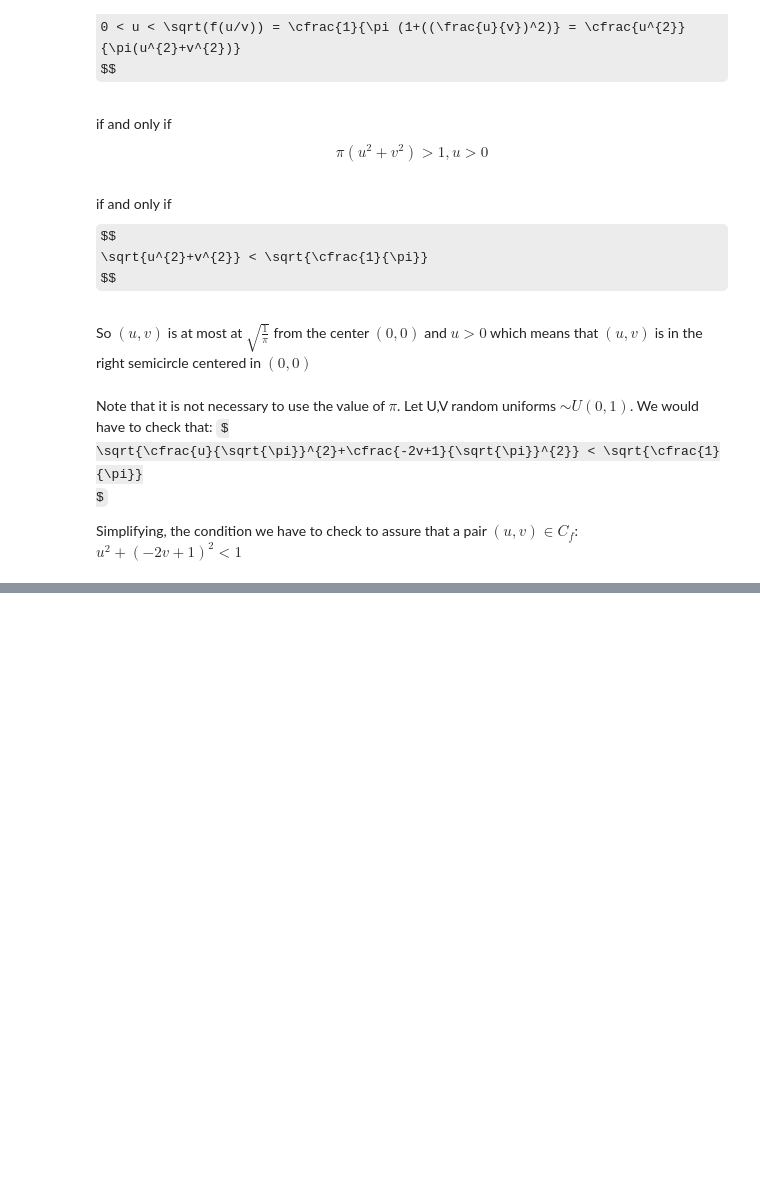
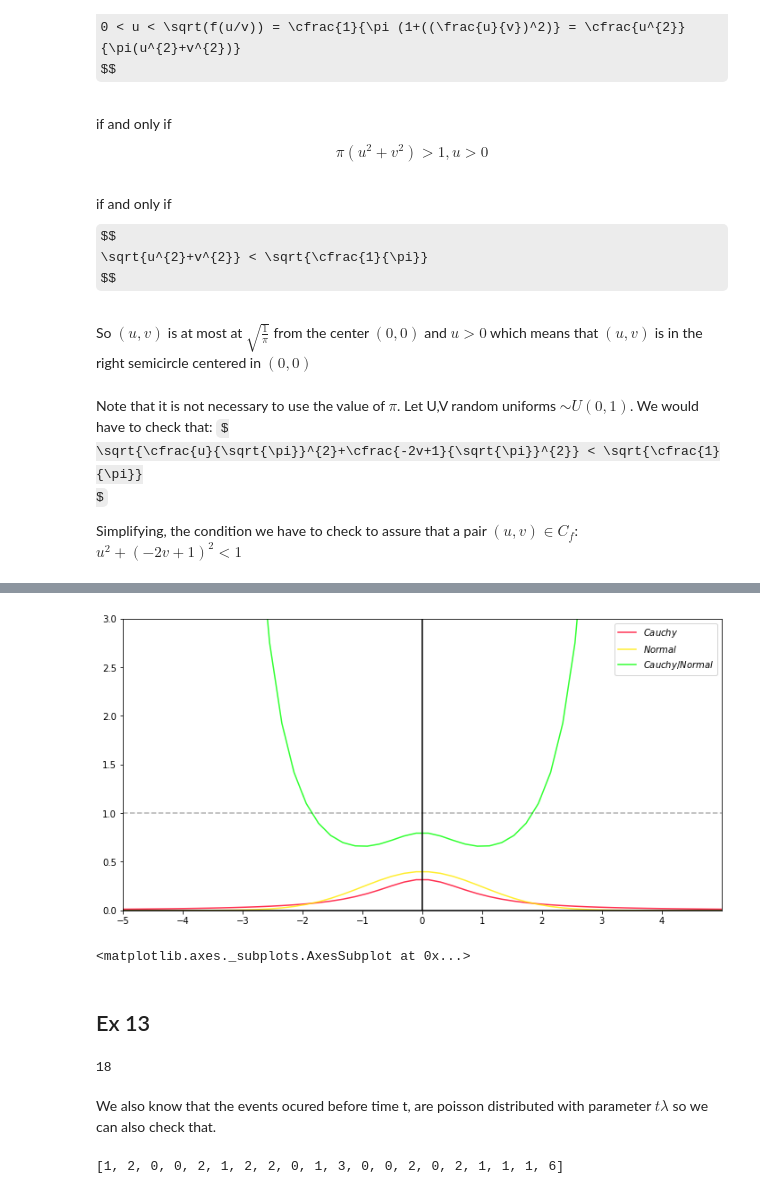
Before and after one commit to git-lu/models-and-simulations, a Jupyter notebook: exguide5.ipynb, the cells around one changed output, grey strips where cells are left out. Cells and saved outputs as stored; diff of their text form; code cells hidden in the pictures; some formulas as TeX source; blank space fills up the shorter version.

```diff
--- a/exguide5.ipynb
+++ b/exguide5.ipynb
@@ -1016,0 +1074,17 @@ c) State if it is possible to generate X using rejection method, rejecting with
+# %%
+labels = [
+    r'$ Cauchy$',
+    r'$ Normal$',
+    r'$ Cauchy/Normal$'
+          ]
+x_lim = (-5,5)
+y_lim = (0,3)
+cauchypdf = Cauchy().pdf[0]
+normalpdf = Normal().pdf[0]
+fs = [cauchypdf, normalpdf ,lambda x: cauchypdf(x)/normalpdf(x)]
+plot(fs,x_lim,y_lim,labels,dist=False,ls='-')
+# %% [output]
+[figure, added]
+<matplotlib.axes._subplots.AxesSubplot at 0x...>
+# %% [markdown]
+## Ex 13
@@ -1016,0 +1095,6 @@ c) State if it is possible to generate X using rejection method, rejecting with
+# %%
+len(data)
+# %% [output]
+18
+# %% [markdown]
+We also know that the events ocured before time t, are poisson distributed with parameter $t\lambda$ so we can also check that.
@@ -1016,0 +1103,9 @@ c) State if it is possible to generate X using rejection method, rejecting with
+# %%
+from collections import Counter
+import numpy as np
+from scipy.stats import poisson
+counter = Counter((int(x) for x in values))
+counts = [counter[i] if i in counter else 0 for i in range(T)]
+counts
+# %% [output]
+[1, 2, 0, 0, 2, 1, 2, 2, 0, 1, 3, 0, 0, 2, 0, 2, 1, 1, 1, 6]
```
Also changed, not shown: parts of 32 cells of this notebook, 3 other files.
